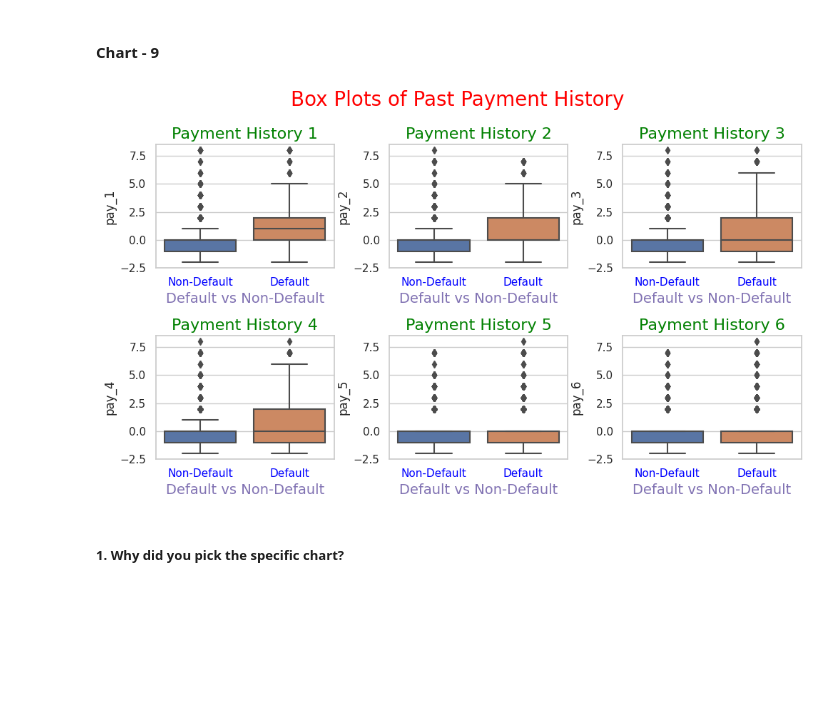
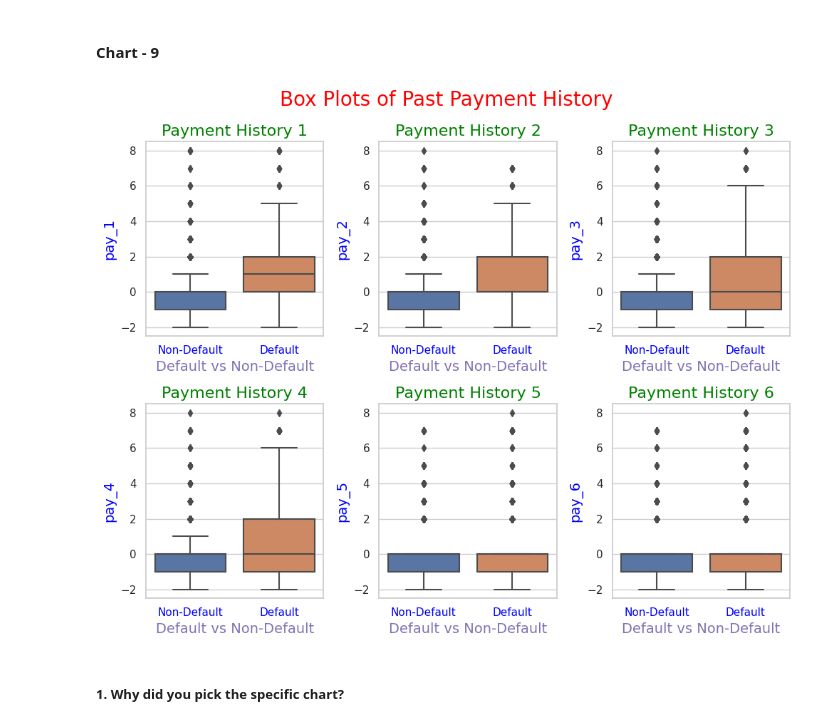
Before and after one commit to shubhamrai1318/Credit_Card_Default_Prediction, a Jupyter notebook: Credit_Card_Default_Prediction.ipynb, the cells around one changed output. Cells and saved outputs as stored; diff of their text form; code cells hidden in the pictures; blank space fills up the shorter version.

```diff
--- a/Credit_Card_Default_Prediction.ipynb
+++ b/Credit_Card_Default_Prediction.ipynb
@@ -912,39 +912,41 @@ There are no immediate insights that lead to negative growth. However, if the an
 # Chart - 9 visualization code
 
 # Setting the figure size
-plt.rc('figure', figsize=(10, 6))
+plt.rc('figure', figsize=(10, 8))
 
 # Creating a new figure
 fig = plt.figure()
 
 # Adding a super title for the entire figure
 fig.suptitle('Box Plots of Past Payment History', fontsize=20,color='red')
 
 # Loop through each past payment history column (pay_1 to pay_6)
 for i in range(1, 7):
     # Creating a subplot for each payment history column
     plt.subplot(2, 3, i)
 
     # Creating the column name dynamically based on the current iteration index (pay_1 to pay_6)
     y = 'pay_' + str(i)
+    plt.ylabel(y, fontsize=14,color='blue')
+
 
     # Creating a box plot for the current payment history column, grouped by default status
     box_plot = sns.boxplot(x='default', y=y, data=df)
     plt.xlabel('Default vs Non-Default', fontsize=14,color='m')
 
     # Setting the x-axis tick labels to 'Non-Default' and 'Default'
     box_plot.set_xticklabels(['Non-Default', 'Default'],color='blue')
 
     # Setting the title for the subplot
     plt.title('Payment History ' + str(i), fontsize=16,color='green')
 
 # Adjust the layout to prevent overlapping titles
 plt.tight_layout()
 
 # Display the plots
 plt.show()
 # %% [output]
-[figure, old version]
+[figure, new version]
 # %% [markdown]
 ##### 1. Why did you pick the specific chart?
 # %% [markdown]
```
Also changed, not shown: parts of 10 cells of this notebook.
